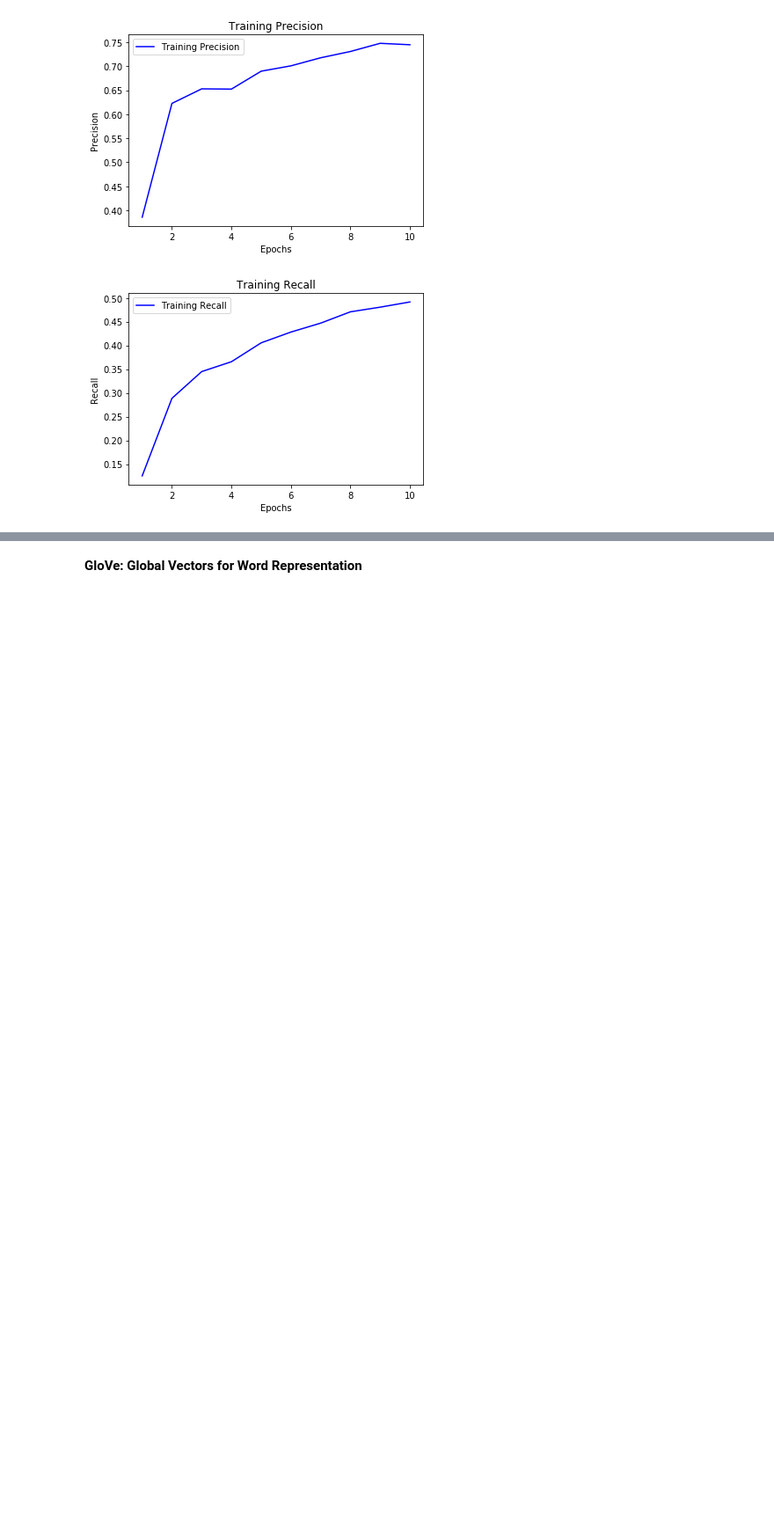
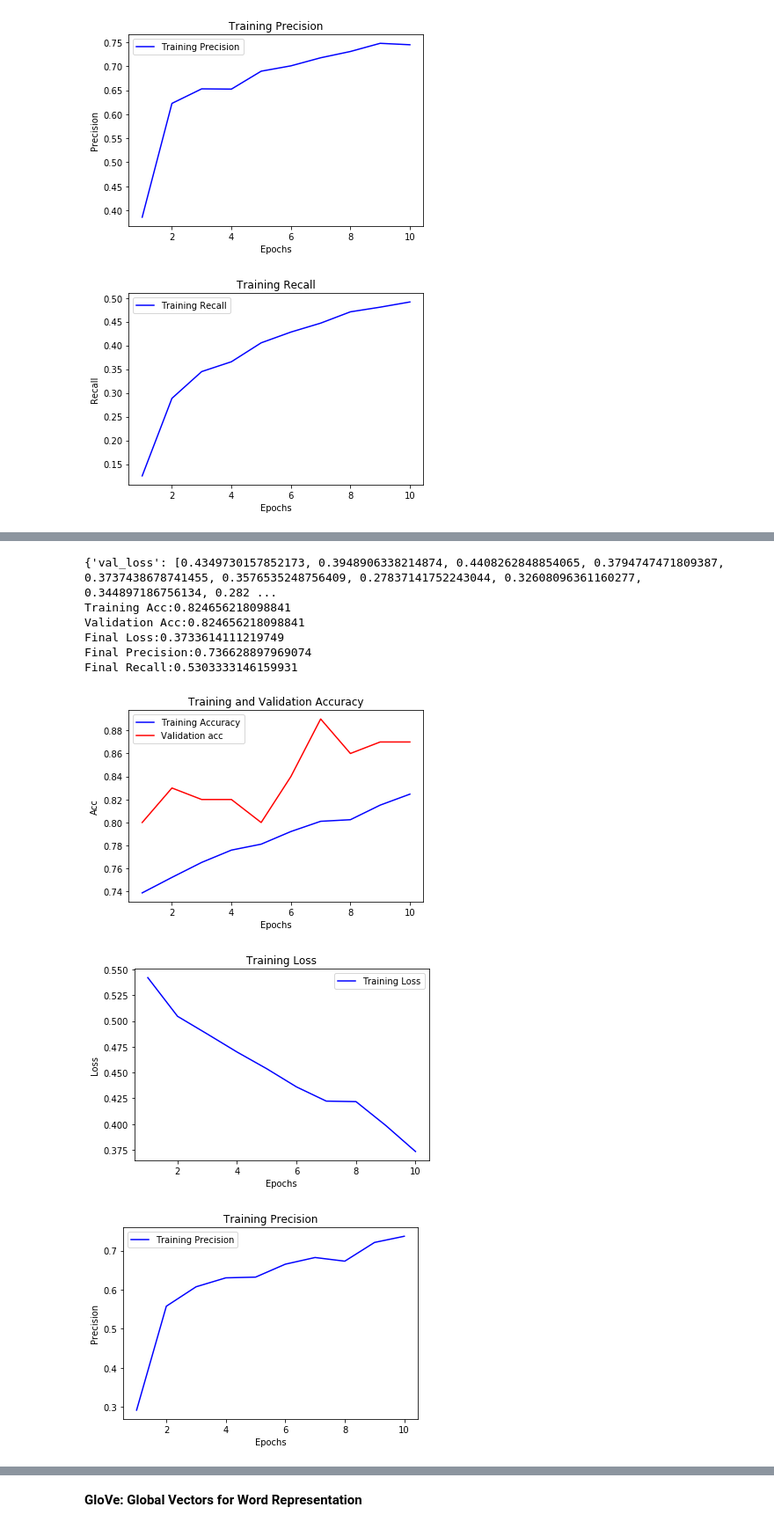
Before and after one commit to zahrabashir98/Detection-of-Propaganda-Techniques, a Jupyter notebook: Task_SI.ipynb, the cells around one changed output, grey strips where cells are left out. Shown at 88% size. Cells and saved outputs as stored; diff of their text form; code cells hidden in the pictures; blank space fills up the shorter version.

```diff
--- a/Task_SI.ipynb
+++ b/Task_SI.ipynb
@@ -113,0 +138,6 @@ print(sequences)
+# %%
+x_valid = x_data[len(x_data)-100:]
+y_valid = y_data[len(y_data)-100:]
+
+print(x_valid.shape)
+print(y_valid.shape)
@@ -165,14 +198,6 @@ def create_model(nb_classes, input_shape):
 # %%
 def get_LSTM_basic_model():
     model = Sequential()
-    from keras.layers import Embedding
-
-    embedding_layer = Embedding(len(word_index) + 1,
-                            EMBEDDING_DIM,
-                            weights=[embedding_matrix],
-                            input_length=MAX_SEQUENCE_LENGTH,
-                            trainable=False)
-
     model.add(Embedding(1000, 128))
     model.add(Bidirectional(LSTM(64)))
     model.add(Dropout(0.5))
@@ -200,7 +225,7 @@ print(x_train)
 m = get_LSTM_basic_model()
 history = m.fit(x_train, y_train,
           batch_size=batch_size,
-          epochs=epochs, callbacks=callbacks)
+          epochs=epochs, callbacks=callbacks, validation_data=(x_valid,y_valid))
 # %% [output]
 [[74 2008 24 ... 0.0 0.0 0.0]
  [2812 339 2008 ... 0.0 0.0 0.0]
@@ -301,12 +327,12 @@ checkpoint = ModelCheckpoint(filepath=filepath,
 callbacks = [checkpoint]
 
 batch_size = 32
-epochs = 2
+epochs = 10
 print(x_train)
 m = get_LSTM_basic_model()
 history = m.fit(x_train, y_train,
           batch_size=batch_size,
-          epochs=epochs, callbacks=callbacks)
+          epochs=epochs, callbacks=callbacks, validation_data=(x_valid,y_valid))
 # %% [output]
 [[74 2008 24 ... 0.0 0.0 0.0]
  [2812 339 2008 ... 0.0 0.0 0.0]
@@ -321,9 +356,11 @@ ValueError: ignored
 import matplotlib.pyplot as plt
 
 history_dict = history.history
-# print(history_dict)
+print(history_dict)
 acc = history_dict['acc']
-print("Final Acc:%s"%(acc[10-1]))
+print("Training Acc:%s"%(acc[10-1]))
+val_acc = history_dict['val_acc']
+print("Validation Acc:%s"%(acc[10-1]))
 loss = history_dict['loss']
 print("Final Loss:%s"%(loss[10-1]))
 prec = history_dict['precision']
@@ -332,33 +369,42 @@ recall = history_dict['recall']
 print("Final Recall:%s"%(recall[10-1]))
 
 
 epochs = range(1, len(acc) + 1)
-# val_acc = history_dict['val_acc']
-# plt.plot(epochs, val_acc, 'b', label='Validation acc')
 plt.plot(epochs, acc, 'b', label='Training Accuracy')
-plt.title('Training Accuracy')
+plt.plot(epochs, val_acc, 'r', label='Validation acc')
+plt.title('Training and Validation Accuracy')
 plt.xlabel('Epochs')
 plt.ylabel('Acc')
 plt.legend()
 plt.show()
 
 plt.plot(epochs, loss, 'b', label='Training Loss')
 plt.title('Training Loss')
 plt.xlabel('Epochs')
 plt.ylabel('Loss')
 plt.legend()
 plt.show()
 
 plt.plot(epochs, prec, 'b', label='Training Precision')
 plt.title('Training Precision')
 plt.xlabel('Epochs')
 plt.ylabel('Precision')
 plt.legend()
 plt.show()
 
 plt.plot(epochs, recall, 'b', label='Training Recall')
 plt.title('Training Recall')
 plt.xlabel('Epochs')
 plt.ylabel('Recall')
 plt.legend()
 plt.show()
+# %% [output]
+{'val_loss': [0.4349730157852173, 0.3948906338214874, 0.4408262848854065, 0.3794747471809387, 0.3737438678741455, 0.3576535248756409, 0.27837141752243044, 0.32608096361160277, 0.344897186756134, 0.282 ...
+Training Acc:0.824656218098841
+Validation Acc:0.824656218098841
+Final Loss:0.3733614111219749
+Final Precision:0.736628897969074
+Final Recall:0.5303333146159931
+[figure, added]
+[figure, added]
+[figure, added]
```
Also changed, not shown: parts of 22 cells of this notebook.
